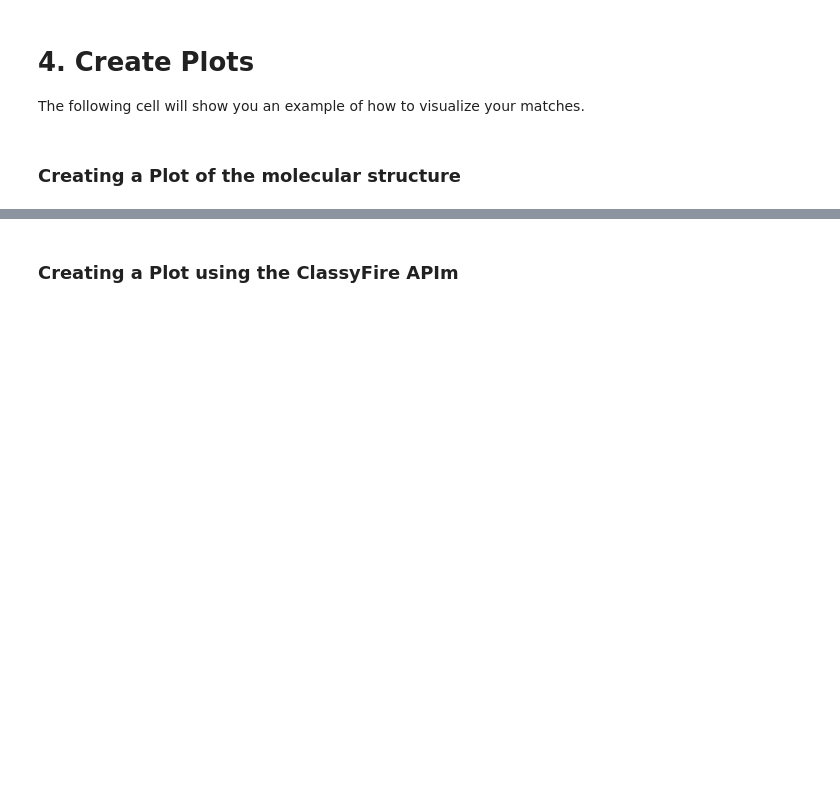
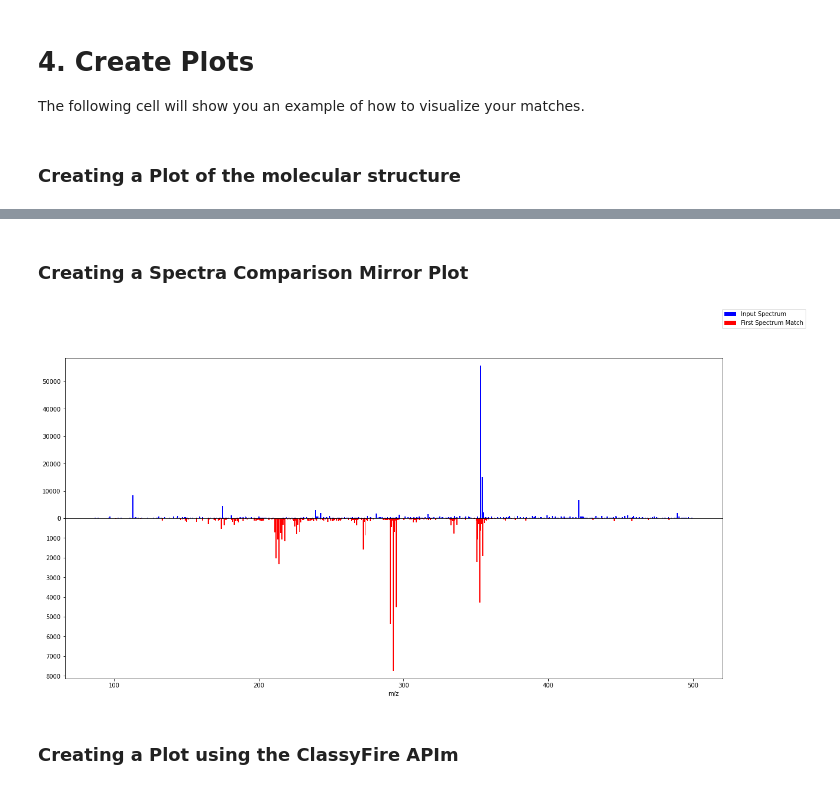
Before and after one commit to omigami/omigami, a Jupyter notebook: notebooks/spec2vec/tutorial.ipynb, the cells around one changed output, grey strips where cells are left out. Cells and saved outputs as stored; diff of their text form; code cells hidden in the pictures; blank space fills up the shorter version.

```diff
--- a/notebooks/spec2vec/tutorial.ipynb
+++ b/notebooks/spec2vec/tutorial.ipynb
@@ -118,3 +126,28 @@ plotter.plot_molecule_structure_grid(
+# %% [markdown]
+### Creating a Spectra Comparison Mirror Plot
+# %%
+from omigami.plotting import SpectraComparisonPlotter
+from omigami.utilities import SpectrumDataFrameHelper
+from matchms.importing import load_from_mgf
+
+plotter = SpectraComparisonPlotter()
+
+# lets load in memory our input spectra so we can compare input and output (matches)
+input_spectra = list(load_from_mgf(path_to_mgf))
+
+input_df = SpectrumDataFrameHelper.from_spectrum(input_spectra[0])
+
+spectrum_match_id = spectra_matches[0].index[0]
+output_df = SpectrumDataFrameHelper.from_gnps_id(spectrum_match_id)
+
+plot = plotter.mirror_plot(
+    spectrum_1=input_df,
+    spectrum_2=output_df,
+    labels=["Input Spectrum", "First Spectrum Match"],
+    display_limits=(0,500)
+)
+# %% [output]
+[figure, added]
 # %% [markdown]
 ### Creating a Plot using the ClassyFire APIm
 # %%
```
Also changed, not shown: parts of 10 cells of this notebook.
